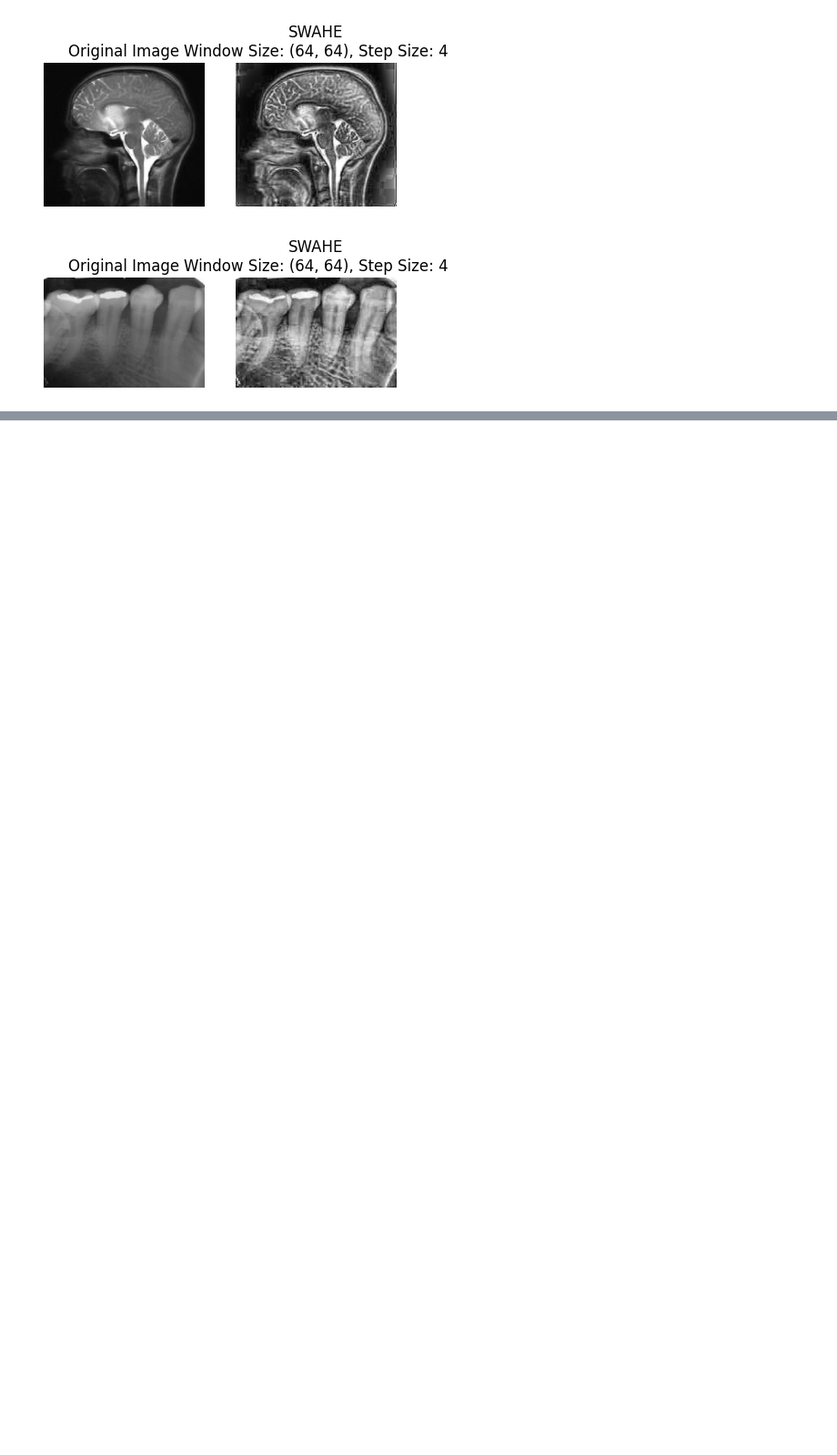
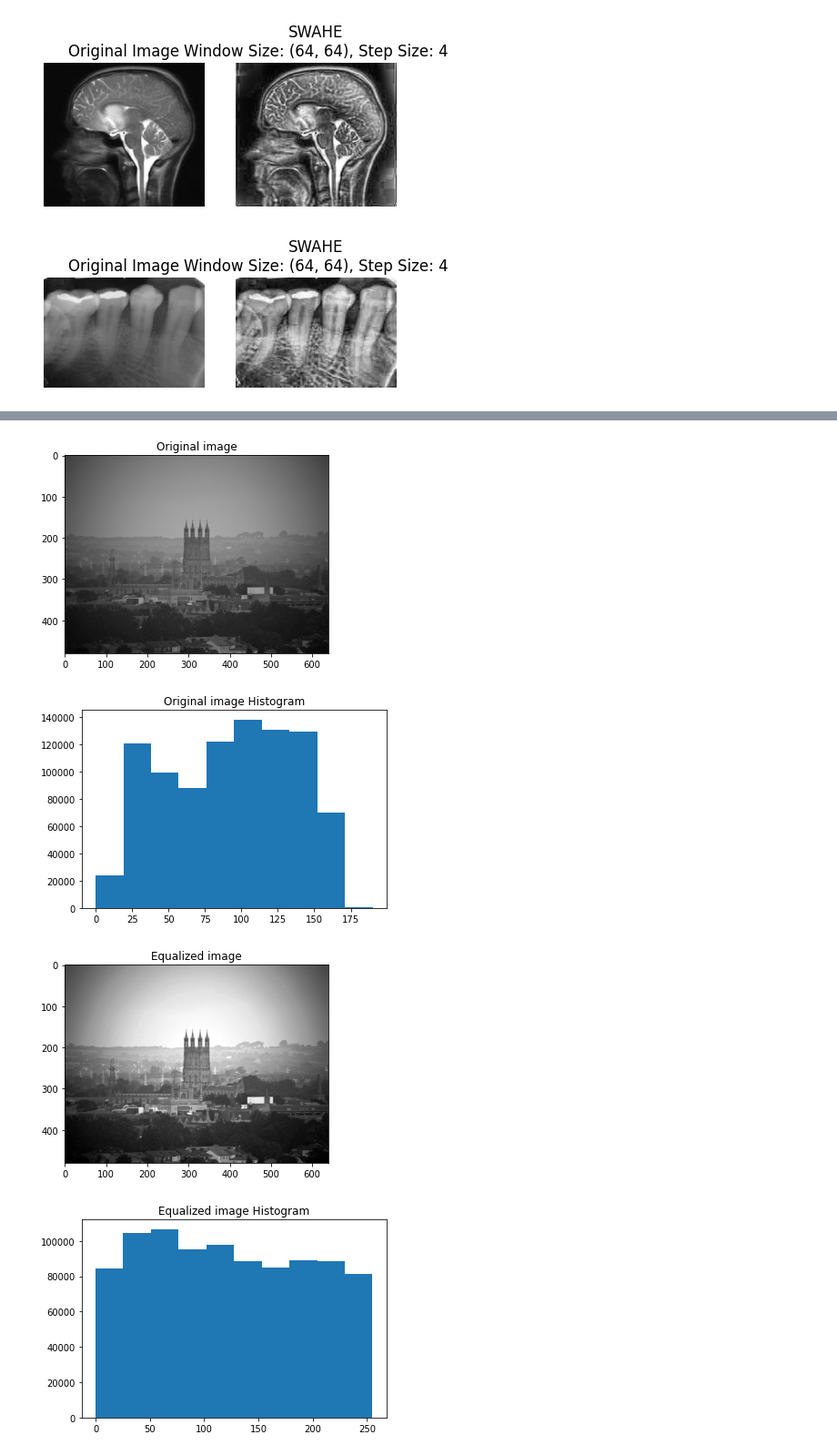
Before and after one commit to Alfonso-Garibay/computer-vision-course-Equipo-15, a Jupyter notebook: 2_image_enhancement.ipynb, the cells around one changed output, grey strips where cells are left out. Shown at 91% size. Cells and saved outputs as stored; diff of their text form; code cells hidden in the pictures; blank space fills up the shorter version.

```diff
--- a/2_image_enhancement.ipynb
+++ b/2_image_enhancement.ipynb
@@ -257,0 +327,7 @@ apply_swahe('data/swahe2.jpeg')
+# %%
+apply_clahe('data/church.jpg')
+# %% [output]
+[figure, added]
+[figure, added]
+[figure, added]
+[figure, added]
```
Also changed, not shown: parts of 10 cells of this notebook, 3 other files.
